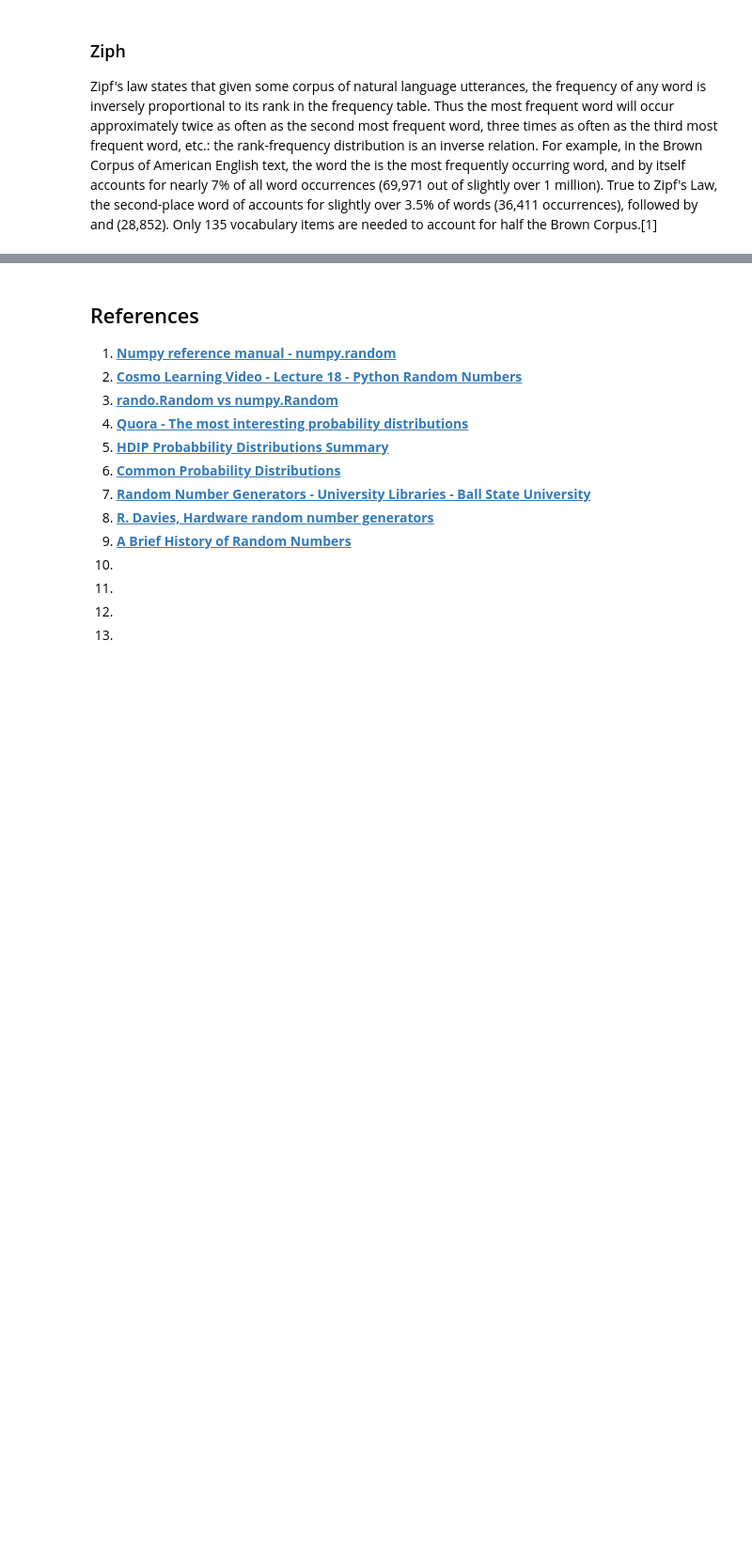
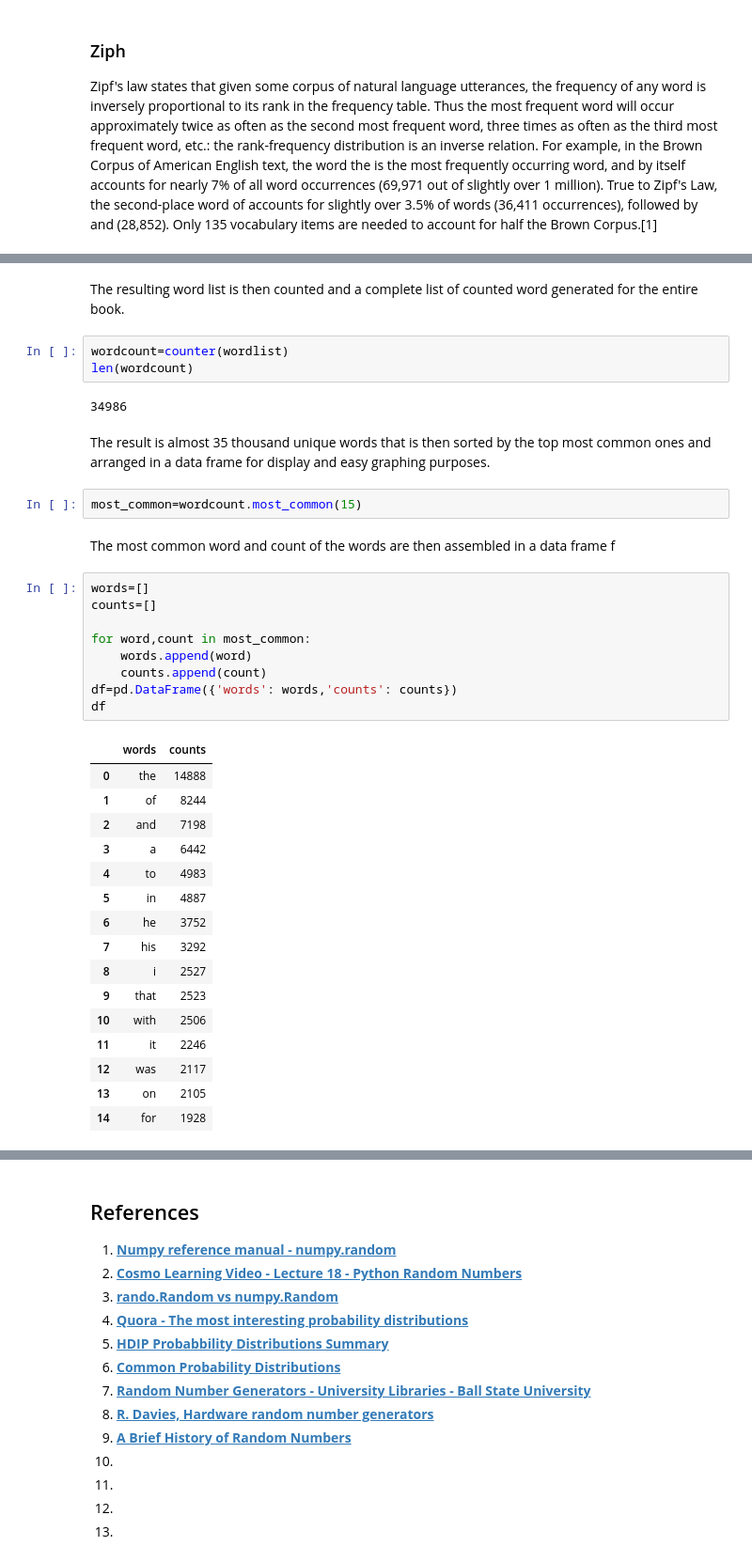
Before and after one commit to G00364778/52465_assignments, a Jupyter notebook: The Python numpy.random package.ipynb, the cells around one changed output, grey strips where cells are left out. Shown: that part at 94% size. Drawn from its saved outputs; the diff is of its cells as text; blank space fills up the shorter version.

```diff
--- a/The Python numpy.random package.ipynb
+++ b/The Python numpy.random package.ipynb
@@ -156 +126,40 @@ df
+# %% [markdown]
+The resulting word list is then counted and a complete list of counted word generated for the entire book.
+# %%
+wordcount=counter(wordlist)
+len(wordcount)
+# %% [output]
+34986
+# %% [markdown]
+The result is almost 35 thousand unique words that is then sorted by the top most common ones and arranged in a data frame for display and easy graphing purposes.
+# %%
+most_common=wordcount.most_common(15)
+# %% [markdown]
+The most common word and count of the words are then assembled in a data frame f
+# %%
+words=[]
+counts=[]
+
+for word,count in most_common:
+    words.append(word)
+    counts.append(count)
+df=pd.DataFrame({'words': words,'counts': counts})
+df
+# %% [output]
+|  | words | counts |
+| 0 | the | 14888 |
+| 1 | of | 8244 |
+| 2 | and | 7198 |
+| 3 | a | 6442 |
+| 4 | to | 4983 |
+| 5 | in | 4887 |
+| 6 | he | 3752 |
+| 7 | his | 3292 |
+| 8 | i | 2527 |
+| 9 | that | 2523 |
+| 10 | with | 2506 |
+| 11 | it | 2246 |
+| 12 | was | 2117 |
+| 13 | on | 2105 |
+| 14 | for | 1928 |
 # %%
```
Also changed, not shown: parts of 10 cells of this notebook.
